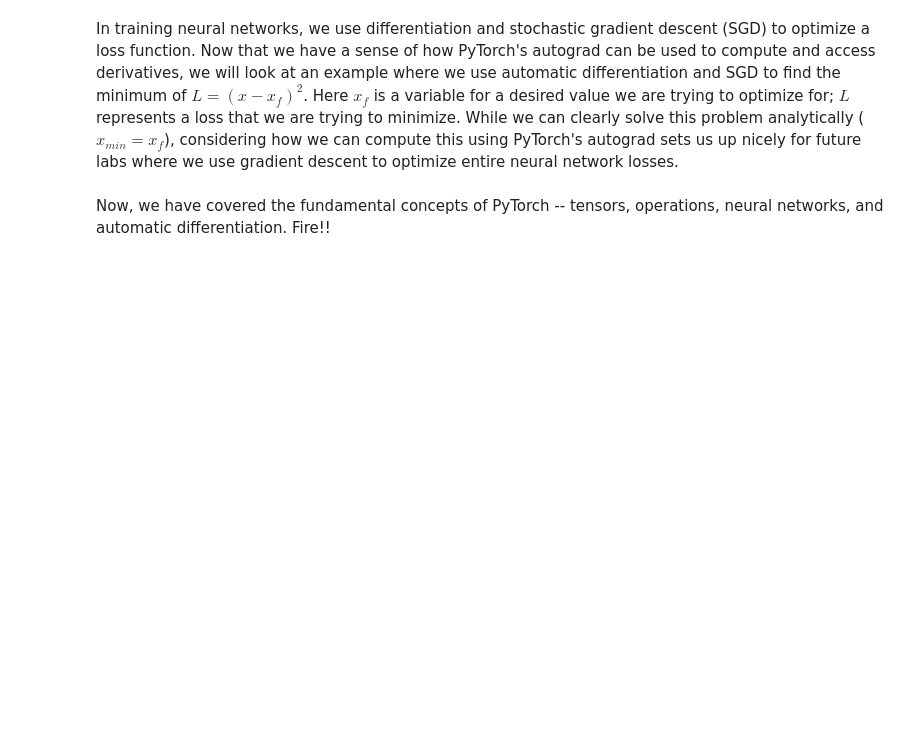
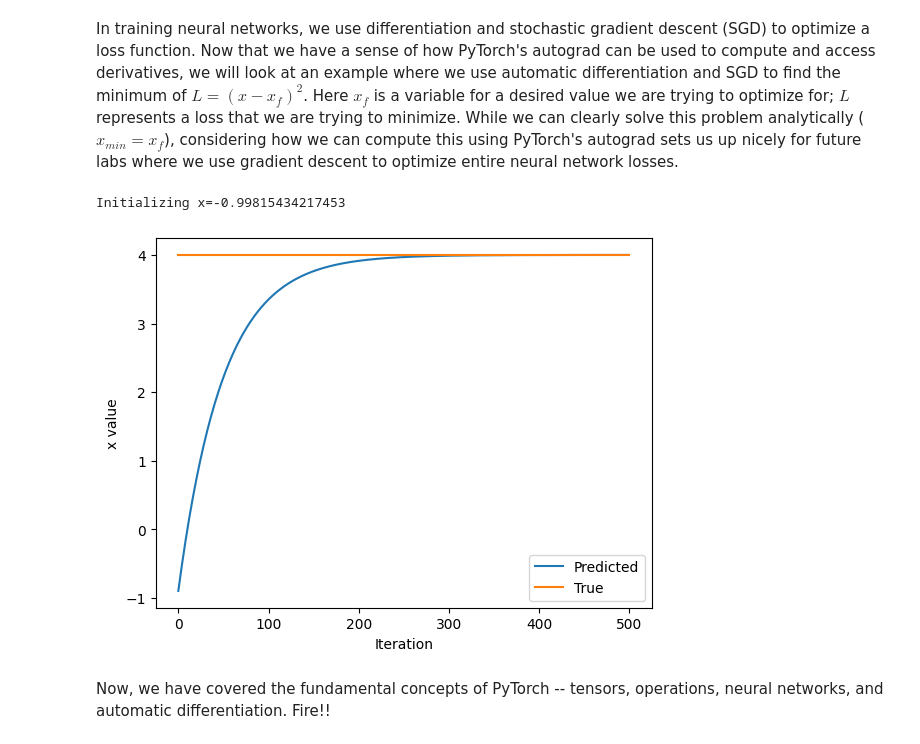
Before and after one commit to Gajanana/Android-Clean-Boilerplate, a Jupyter notebook: lab1/PT_Part1_Intro.ipynb, the cells around one changed output. Cells and saved outputs as stored; diff of their text form; code cells hidden in the pictures; blank space fills up the shorter version.

```diff
--- a/lab1/PT_Part1_Intro.ipynb
+++ b/lab1/PT_Part1_Intro.ipynb
@@ -343,33 +349,36 @@ In training neural networks, we use differentiation and stochastic gradient desc
 x = torch.randn(1)
 print(f"Initializing x={x.item()}")
 
 learning_rate = 1e-2  # Learning rate
 history = []
 x_f = 4  # Target value
 
 
 # We will run gradient descent for a number of iterations. At each iteration, we compute the loss,
 #   compute the derivative of the loss with respect to x, and perform the update.
 for i in range(500):
     x = torch.tensor([x], requires_grad=True)
 
     # TODO: Compute the loss as the square of the difference between x and x_f
-    loss = # TODO
+    loss = (x - x_f) ** 2 # TODO
 
     # Backpropagate through the loss to compute gradients
     loss.backward()
 
     # Update x with gradient descent
     x = x.item() - learning_rate * x.grad
 
     history.append(x.item())
 
 # Plot the evolution of x as we optimize toward x_f!
 plt.plot(history)
 plt.plot([0, 500], [x_f, x_f])
 plt.legend(('Predicted', 'True'))
 plt.xlabel('Iteration')
 plt.ylabel('x value')
 plt.show()
+# %% [output]
+Initializing x=-0.99815434217453
+[figure, added]
 # %% [markdown]
 Now, we have covered the fundamental concepts of PyTorch -- tensors, operations, neural networks, and automatic differentiation. Fire!!
```
Also changed, not shown: parts of 3 cells of this notebook.
